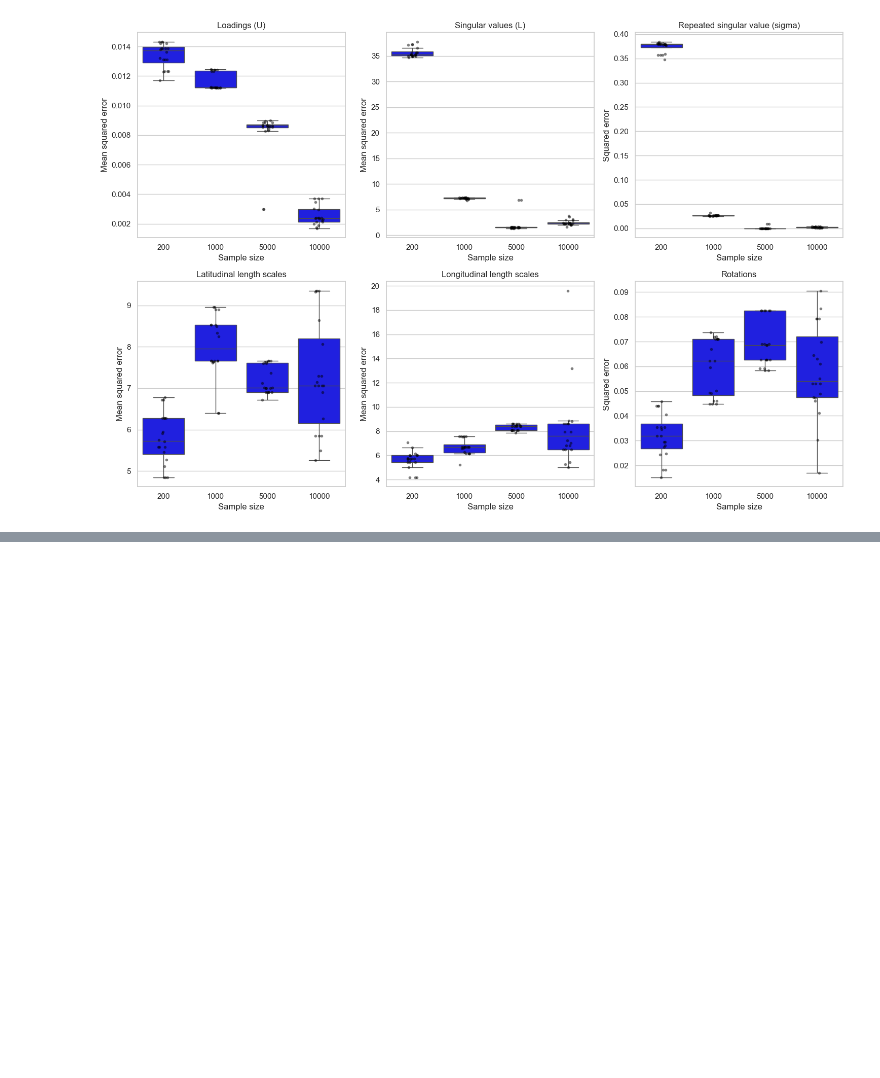
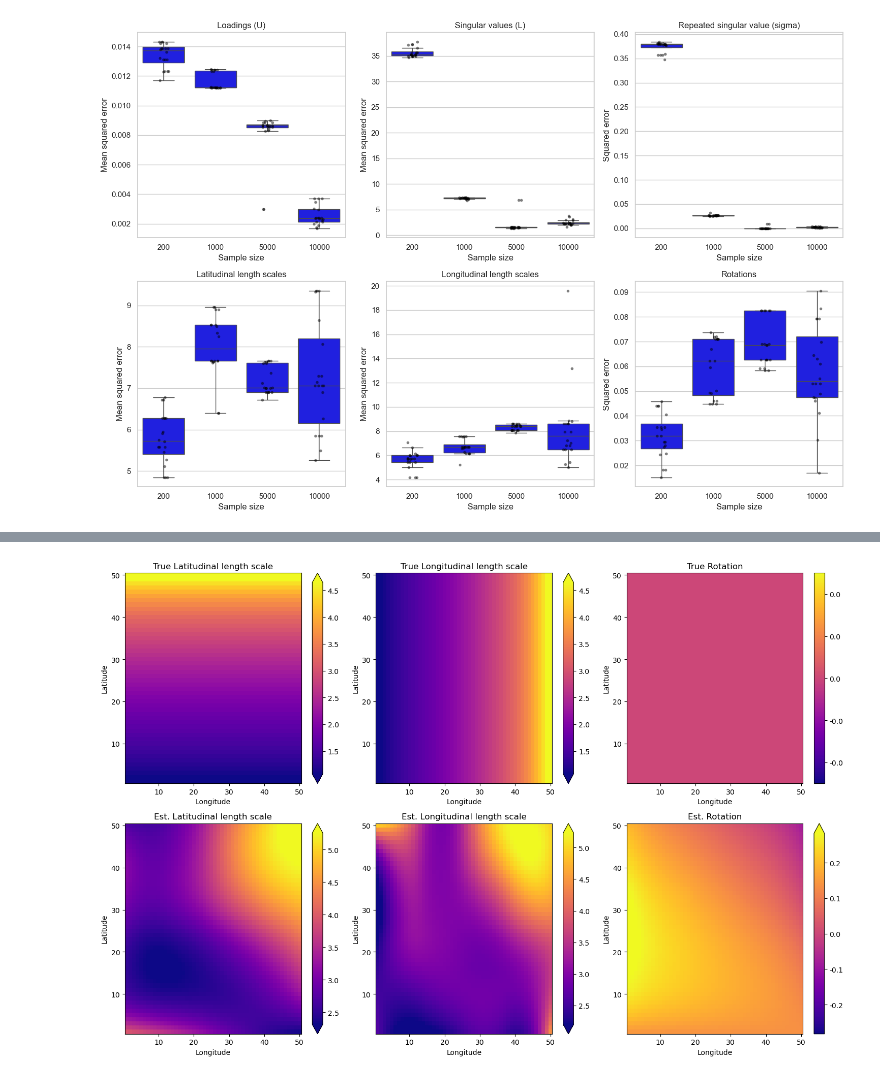
Before and after one commit to daniel-s-cunha/SOFM, a Jupyter notebook: Untitled1.ipynb, the cells around one changed output, grey strips where cells are left out. Saved outputs shown, nothing was run; the diff lists cells and outputs as text; code cells hidden in the pictures; blank space fills up the shorter version.

```diff
--- a/Untitled1.ipynb
+++ b/Untitled1.ipynb
@@ -203,7 +203,7 @@ plot_consistency(df)
 # %% [output]
 [figure]
 # %%
-sq_len = 20
+sq_len = 50
 da, lam_lat, lam_lon, rot, U_true, L_true, sigma_true = utils._gen_spat_da(
     sq_len=sq_len,
     k=3,
@@ -211,7 +211,7 @@ da, lam_lat, lam_lon, rot, U_true, L_true, sigma_true = utils._gen_spat_da(
     max_lag=20,
     ls1=1,
     ls2=1,
-    mode='circle',
+    mode='gradient',
     sigma = 10
 )
 
@@ -310,0 +236,90 @@ plt.show()
+# %%
+import numpy as np
+import xarray as xr
+import matplotlib.pyplot as plt
+import matplotlib.cm as cm
+
+# ==========================================
+# 1. Prepare Ground Truth DataArrays
+# ==========================================
+W_da_gt = xr.DataArray(
+    data=lam_lat,
+    dims=('location'),
+    coords={'location': da.location}
+).unstack().sortby('lon','lat')
+
+W_da2_gt = xr.DataArray(
+    data=lam_lon,
+    dims=('location'),
+    coords={'location': da.location}
+).unstack().sortby('lon','lat')
+
+W_da3_gt = xr.DataArray(
+    data=rot,
+    dims=('location'),
+    coords={'location': da.location}
+).unstack().sortby('lon','lat')
+
+# ==========================================
+# 2. Prepare Estimated DataArrays (from 'sc')
+# ==========================================
+W_da_est = xr.DataArray(
+    data=sc.lam_lat_,
+    dims=('location'),
+    coords={'location': da.location}
+).unstack().sortby('lon','lat')
+
+W_da2_est = xr.DataArray(
+    data=sc.lam_lon_,
+    dims=('location'),
+    coords={'location': da.location}
+).unstack().sortby('lon','lat')
+
+W_da3_est = xr.DataArray(
+    data=sc.rot_,
+    dims=('location'),
+    coords={'location': da.location}
+).unstack().sortby('lon','lat')
+
+# ==========================================
+# 3. Create the 2x3 Plot
+# ==========================================
+fig, axes = plt.subplots(2, 3, figsize=(15, 10))
+
+# --- ROW 0: Ground Truth ---
+W_da_gt.plot(ax=axes[0, 0], cmap=cm.plasma, add_colorbar=True, robust=True, cbar_kwargs={'format': '%.1f'})
+axes[0, 0].set_title('True Latitudinal length scale')
+axes[0, 0].set_xlabel('Longitude')
+axes[0, 0].set_ylabel('Latitude')
+
+W_da2_gt.plot(ax=axes[0, 1], cmap=cm.plasma, add_colorbar=True, robust=True, cbar_kwargs={'format': '%.1f'})
+axes[0, 1].set_title('True Longitudinal length scale')
+axes[0, 1].set_xlabel('Longitude')
+axes[0, 1].set_ylabel('Latitude')
+
+W_da3_gt.plot(ax=axes[0, 2], cmap=cm.plasma, add_colorbar=True, robust=True, cbar_kwargs={'format': '%.1f'})
+axes[0, 2].set_title('True Rotation')
+axes[0, 2].set_xlabel('Longitude')
+axes[0, 2].set_ylabel('Latitude')
+
+# --- ROW 1: Estimates ---
+W_da_est.plot(ax=axes[1, 0], cmap=cm.plasma, add_colorbar=True, robust=True, cbar_kwargs={'format': '%.1f'})
+axes[1, 0].set_title('Est. Latitudinal length scale')
+axes[1, 0].set_xlabel('Longitude')
+axes[1, 0].set_ylabel('Latitude')
+
+W_da2_est.plot(ax=axes[1, 1], cmap=cm.plasma, add_colorbar=True, robust=True, cbar_kwargs={'format': '%.1f'})
+axes[1, 1].set_title('Est. Longitudinal length scale')
+axes[1, 1].set_xlabel('Longitude')
+axes[1, 1].set_ylabel('Latitude')
+
+W_da3_est.plot(ax=axes[1, 2], cmap=cm.plasma, add_colorbar=True, robust=True, cbar_kwargs={'format': '%.1f'})
+axes[1, 2].set_title('Est. Rotation')
+axes[1, 2].set_xlabel('Longitude')
+axes[1, 2].set_ylabel('Latitude')
+
+plt.tight_layout()
+plt.savefig("sofm_gradient_example_v1.png", dpi=300)
+plt.show()
+# %% [output]
+[figure, added]
```
Also changed, not shown: parts of 4 cells of this notebook, 7 other files.
